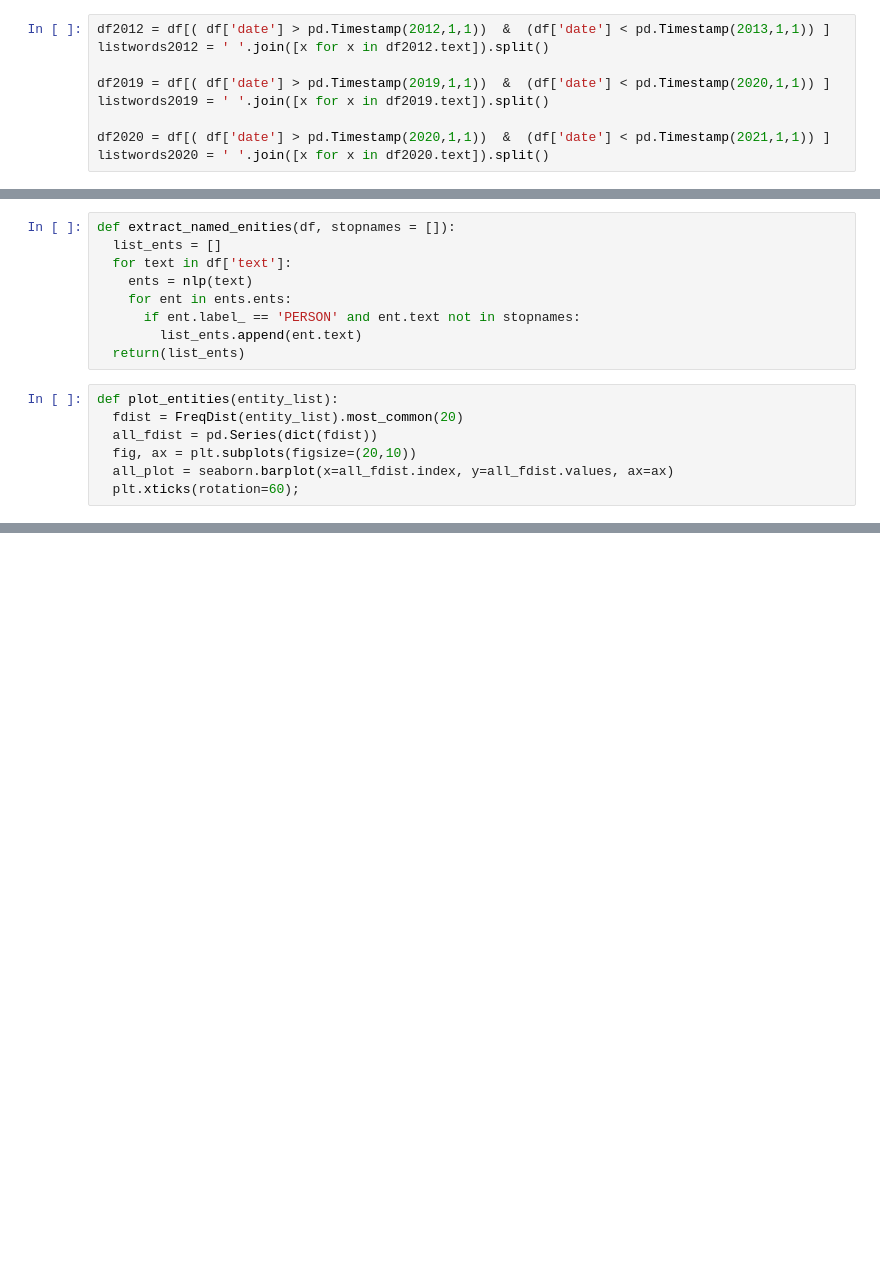
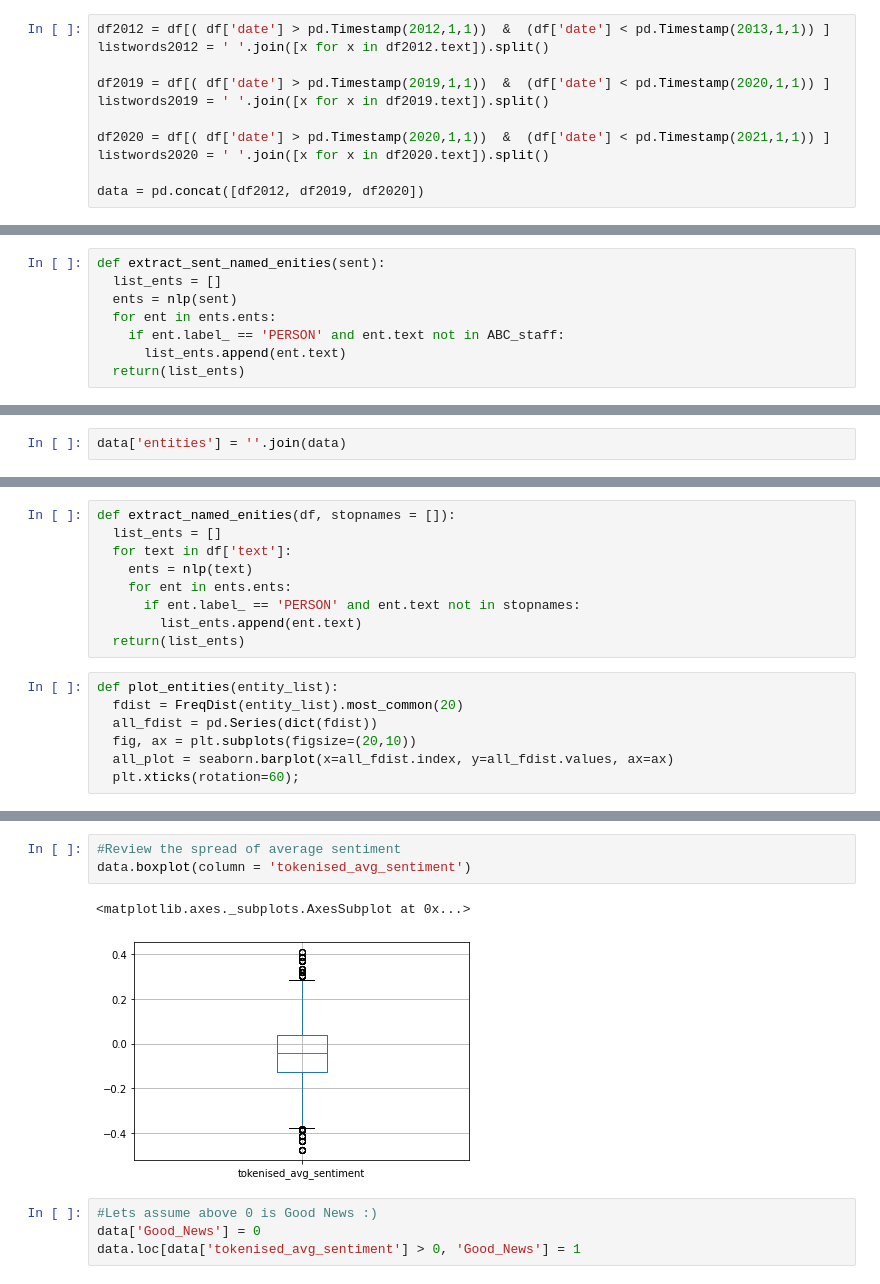
Before and after one commit to ChrisFJardine/Masterclass, a Jupyter notebook: CJardineAssignment3__NER.ipynb, the cells around one changed output, grey strips where cells are left out. Saved outputs shown, nothing was run; the diff lists cells and outputs as text; blank space fills up the shorter version.

```diff
--- a/CJardineAssignment3__NER.ipynb
+++ b/CJardineAssignment3__NER.ipynb
@@ -121,6 +92,8 @@ listwords2019 = ' '.join([x for x in df2019.text]).split()
 
 df2020 = df[( df['date'] > pd.Timestamp(2020,1,1))  &  (df['date'] < pd.Timestamp(2021,1,1)) ]
 listwords2020 = ' '.join([x for x in df2020.text]).split()
+
+data = pd.concat([df2012, df2019, df2020])
 # %%
 print('2012 corpus length : ' + str(len(df2012)))
 print('2019 corpus length : ' + str(len(df2019)))
@@ -138,0 +105,8 @@ ABC_staff = ['Grandstands Luke Pentony','Laura Tingle','Kerry Lonergan','Leigh S
+# %%
+def extract_sent_named_enities(sent):
+  list_ents = []
+  ents = nlp(sent)
+  for ent in ents.ents:
+    if ent.label_ == 'PERSON' and ent.text not in ABC_staff:
+      list_ents.append(ent.text)
+  return(list_ents)
@@ -138,0 +123,2 @@ ABC_staff = ['Grandstands Luke Pentony','Laura Tingle','Kerry Lonergan','Leigh S
+# %%
+data['entities'] = ''.join(data)
@@ -160,0 +160,10 @@ plot_entities(extract_named_enities(df2020, ABC_staff))
+# %%
+#Review the spread of average sentiment
+data.boxplot(column = 'tokenised_avg_sentiment')
+# %% [output]
+<matplotlib.axes._subplots.AxesSubplot at 0x...>
+[figure, added]
+# %%
+#Lets assume above 0 is Good News :)
+data['Good_News'] = 0
+data.loc[data['tokenised_avg_sentiment'] > 0, 'Good_News'] = 1
```
Also changed, not shown: parts of 20 cells of this notebook.
